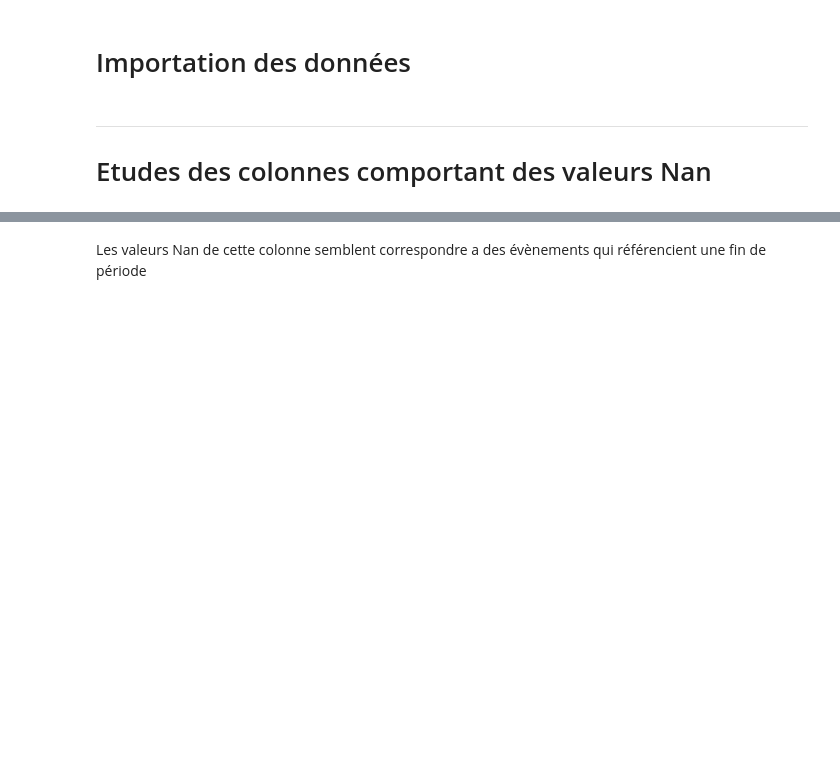
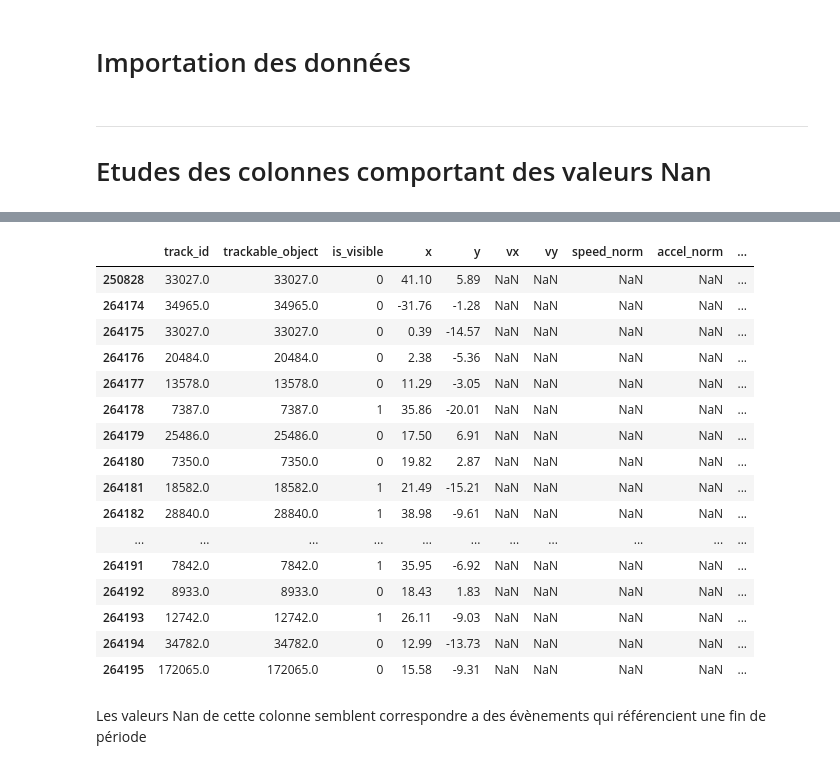
Before and after one commit to Nathan7128/PROJET-4A, a Jupyter notebook: Donnees_manquantes/freeze_frames_data.ipynb, the cells around one changed output, grey strips where cells are left out. Saved outputs shown, nothing was run; the diff lists cells and outputs as text; code cells hidden in the pictures; blank space fills up the shorter version.

```diff
--- a/Donnees_manquantes/freeze_frames_data.ipynb
+++ b/Donnees_manquantes/freeze_frames_data.ipynb
@@ -7,7 +7,7 @@ import pandas as pd
 connect = sqlite3.connect("../Databases/raw-database.db")
 cursor = connect.cursor()
 # %%
-req = cursor.execute(f"SELECT * FROM freeze_frames")
+req = cursor.execute(f"SELECT * FROM freeze_frames_data")
 res = req.fetchall()
 desc = req.description
 freeze_frames = pd.DataFrame(res)
@@ -35,3 +50,3 @@ dtype: bool
 # %%
 # Index des frames correspondants a des valeurs Nan
-index = freeze_frames.index[freeze_frames.timestamp.isna()]
+index = freeze_frames.index[(freeze_frames.vx.isna()) & (freeze_frames.trackable_object != 55)]
@@ -80,3 +53,23 @@ events.drop(["index_event", "shot_outcome", "y_loc", "z_loc", "y_pass", "y_shot"
+# %%
+freeze_frames.loc[index]
+# %% [output]
+|  | track_id | trackable_object | is_visible | x | y | vx | vy | speed_norm | accel_norm | ... |
+| 250828 | 33027.0 | 33027.0 | 0 | 41.10 | 5.89 | NaN | NaN | NaN | NaN | ... |
+| 264174 | 34965.0 | 34965.0 | 0 | -31.76 | -1.28 | NaN | NaN | NaN | NaN | ... |
+| 264175 | 33027.0 | 33027.0 | 0 | 0.39 | -14.57 | NaN | NaN | NaN | NaN | ... |
+| 264176 | 20484.0 | 20484.0 | 0 | 2.38 | -5.36 | NaN | NaN | NaN | NaN | ... |
+| 264177 | 13578.0 | 13578.0 | 0 | 11.29 | -3.05 | NaN | NaN | NaN | NaN | ... |
+| 264178 | 7387.0 | 7387.0 | 1 | 35.86 | -20.01 | NaN | NaN | NaN | NaN | ... |
+| 264179 | 25486.0 | 25486.0 | 0 | 17.50 | 6.91 | NaN | NaN | NaN | NaN | ... |
+| 264180 | 7350.0 | 7350.0 | 0 | 19.82 | 2.87 | NaN | NaN | NaN | NaN | ... |
+| 264181 | 18582.0 | 18582.0 | 1 | 21.49 | -15.21 | NaN | NaN | NaN | NaN | ... |
+| 264182 | 28840.0 | 28840.0 | 1 | 38.98 | -9.61 | NaN | NaN | NaN | NaN | ... |
+| ... | ... | ... | ... | ... | ... | ... | ... | ... | ... | ... |
+| 264191 | 7842.0 | 7842.0 | 1 | 35.95 | -6.92 | NaN | NaN | NaN | NaN | ... |
+| 264192 | 8933.0 | 8933.0 | 0 | 18.43 | 1.83 | NaN | NaN | NaN | NaN | ... |
+| 264193 | 12742.0 | 12742.0 | 1 | 26.11 | -9.03 | NaN | NaN | NaN | NaN | ... |
+| 264194 | 34782.0 | 34782.0 | 0 | 12.99 | -13.73 | NaN | NaN | NaN | NaN | ... |
+| 264195 | 172065.0 | 172065.0 | 0 | 15.58 | -9.31 | NaN | NaN | NaN | NaN | ... |
 # %% [markdown]
 Les valeurs Nan de cette colonne semblent correspondre a des évènements qui référencient une fin de période
 # %% [markdown]
```
Also changed, not shown: parts of 8 cells of this notebook, 1 other file.
